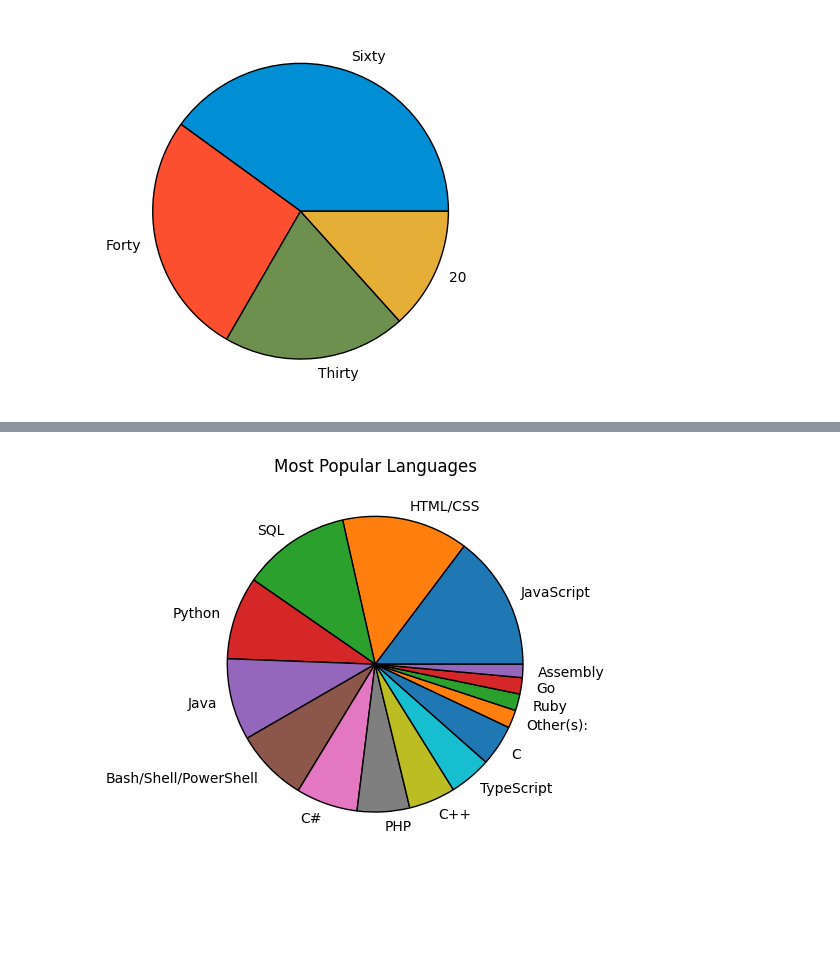
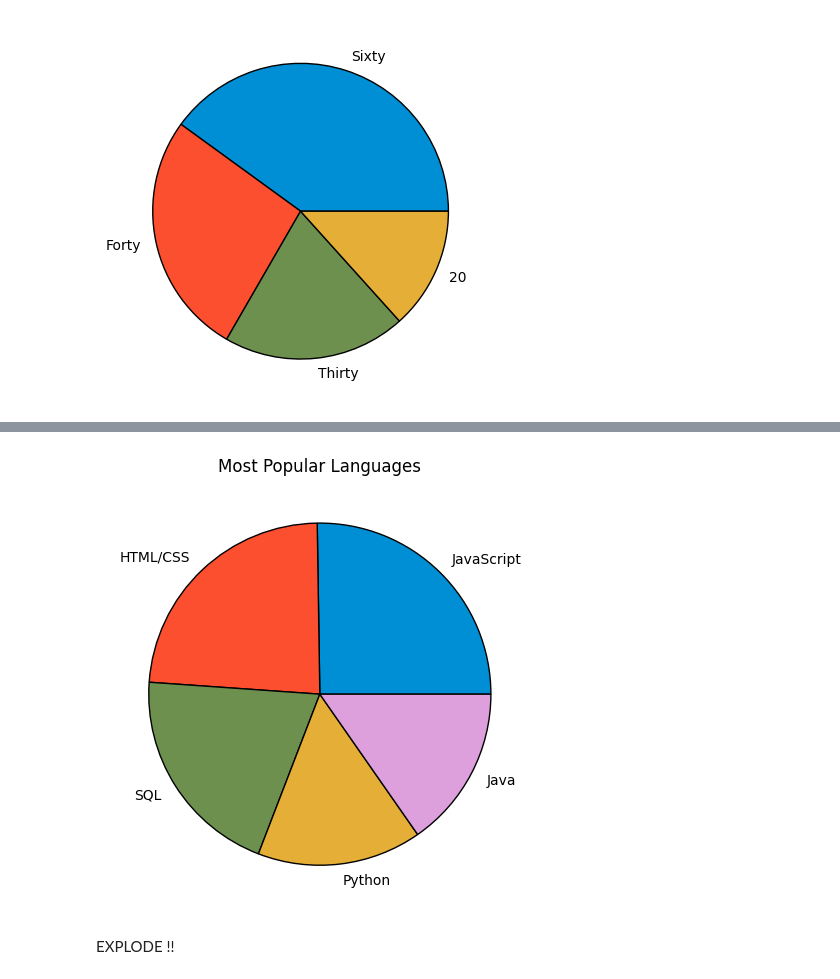
Before and after one commit to TanjiEvan/Python, a Jupyter notebook: Matplotlib&Seaborn/Adv_Matplotlib.ipynb, the cells around one changed output, grey strips where cells are left out. Cells and saved outputs as stored; diff of their text form; code cells hidden in the pictures; blank space fills up the shorter version.

```diff
--- a/Matplotlib&Seaborn/Adv_Matplotlib.ipynb
+++ b/Matplotlib&Seaborn/Adv_Matplotlib.ipynb
@@ -457,8 +495,16 @@ labels = ['JavaScript', 'HTML/CSS', 'SQL', 'Python', 'Java', 'Bash/Shell/PowerSh
+# %%
+# Language Popularity ( SHORTEN )
+slices = [59219, 55466, 47544, 36443, 35917]
+labels = ['JavaScript', 'HTML/CSS', 'SQL', 'Python', 'Java']
 # %%
 plt.pie(slices,labels=labels,
+        colors = ["#008fd5", "#fc4f30", "#6d904f", "#e5ae37", "#dda0dd"],
         wedgeprops={"edgecolor":"black"})
 
 plt.title("Most Popular Languages")
+plt.tight_layout()
 plt.show()
 # %% [output]
-[figure, old version]
+[figure, new version]
+# %% [markdown]
+EXPLODE !!
```
Also changed, not shown: parts of 13 cells of this notebook.
